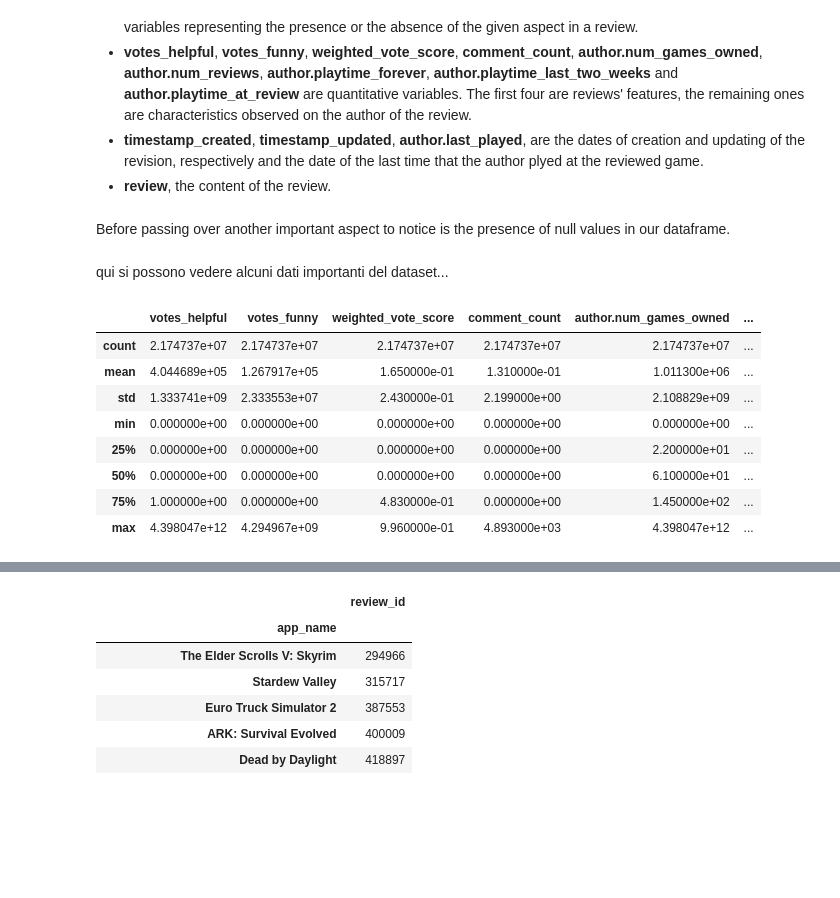
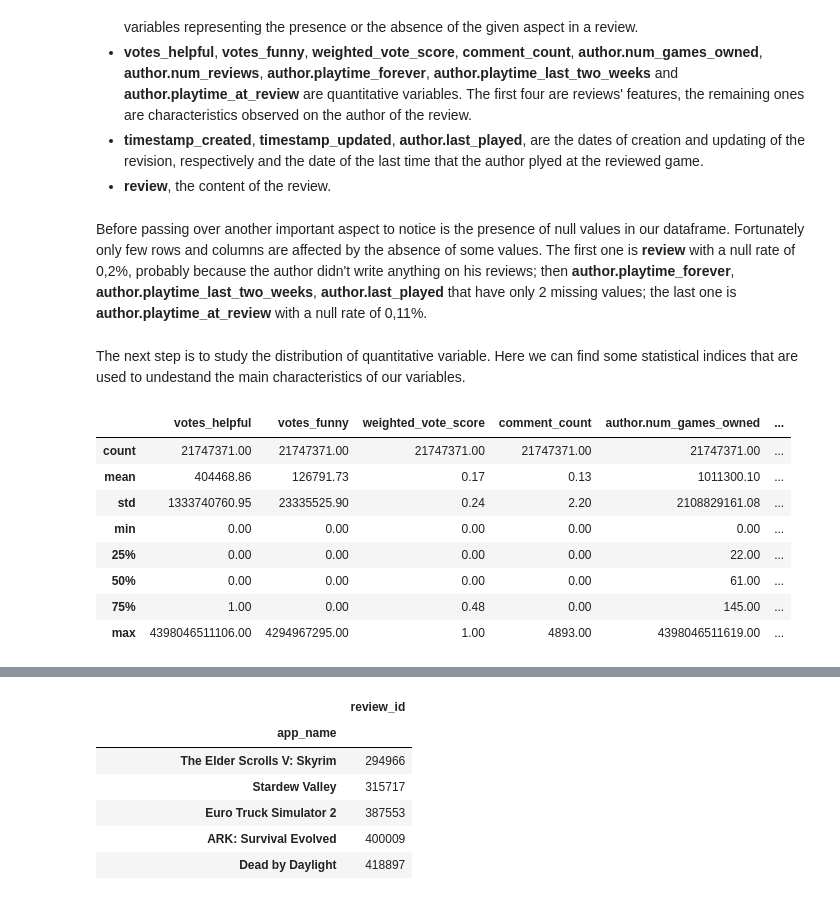
Before and after one commit to Requiem98/ADM-HW2, a Jupyter notebook: main.ipynb, the cells around one changed output, grey strips where cells are left out. Drawn from its saved outputs; the diff is of its cells as text; code cells hidden in the pictures; blank space fills up the shorter version.

```diff
--- a/main.ipynb
+++ b/main.ipynb
@@ -47,4 +56,4 @@ All the columns are shown in this output and each of them stand for a particular
 - **timestamp_created**, **timestamp_updated**, **author.last_played**, are the dates of creation and updating of the revision, respectively and the date of the last time that the author plyed at the reviewed game.
 - **review**, the content of the review.
 # %% [markdown]
-Before passing over another important aspect to notice is the presence of null values in our dataframe.
+Before passing over another important aspect to notice is the presence of null values in our dataframe. Fortunately only few rows and columns are affected by the absence of some values. The first one is **review** with a null rate of 0,2%, probably because the author didn't write anything on his reviews; then **author.playtime_forever**, **author.playtime_last_two_weeks**, **author.last_played** that have only 2 missing values; the last one is **author.playtime_at_review** with a null rate of 0,11%.
@@ -53,14 +60,15 @@ Before passing over another important aspect to notice is the presence of null v
 # %% [markdown]
-qui si possono vedere alcuni dati importanti del dataset...
+The next step is to study the distribution of quantitative variable. Here we can find some statistical indices that are used to undestand the main characteristics of our variables.
 # %%
-round(steam.iloc[:,[8,9,10,11,16,17,18,19,20]].describe(),3)
+pd.set_option('float_format', '{:.2f}'.format)
+steam.iloc[:,[8,9,10,11,16,17,18,19,20]].describe()
 # %% [output]
 |  | votes_helpful | votes_funny | weighted_vote_score | comment_count | author.num_games_owned | ... |
-| count | 2.174737e+07 | 2.174737e+07 | 2.174737e+07 | 2.174737e+07 | 2.174737e+07 | ... |
-| mean | 4.044689e+05 | 1.267917e+05 | 1.650000e-01 | 1.310000e-01 | 1.011300e+06 | ... |
-| std | 1.333741e+09 | 2.333553e+07 | 2.430000e-01 | 2.199000e+00 | 2.108829e+09 | ... |
-| min | 0.000000e+00 | 0.000000e+00 | 0.000000e+00 | 0.000000e+00 | 0.000000e+00 | ... |
-| 25% | 0.000000e+00 | 0.000000e+00 | 0.000000e+00 | 0.000000e+00 | 2.200000e+01 | ... |
-| 50% | 0.000000e+00 | 0.000000e+00 | 0.000000e+00 | 0.000000e+00 | 6.100000e+01 | ... |
-| 75% | 1.000000e+00 | 0.000000e+00 | 4.830000e-01 | 0.000000e+00 | 1.450000e+02 | ... |
-| max | 4.398047e+12 | 4.294967e+09 | 9.960000e-01 | 4.893000e+03 | 4.398047e+12 | ... |
+| count | 21747371.00 | 21747371.00 | 21747371.00 | 21747371.00 | 21747371.00 | ... |
+| mean | 404468.86 | 126791.73 | 0.17 | 0.13 | 1011300.10 | ... |
+| std | 1333740760.95 | 23335525.90 | 0.24 | 2.20 | 2108829161.08 | ... |
+| min | 0.00 | 0.00 | 0.00 | 0.00 | 0.00 | ... |
+| 25% | 0.00 | 0.00 | 0.00 | 0.00 | 22.00 | ... |
+| 50% | 0.00 | 0.00 | 0.00 | 0.00 | 61.00 | ... |
+| 75% | 1.00 | 0.00 | 0.48 | 0.00 | 145.00 | ... |
+| max | 4398046511106.00 | 4294967295.00 | 1.00 | 4893.00 | 4398046511619.00 | ... |
```
Also changed, not shown: parts of 9 cells of this notebook, 1 other file.
